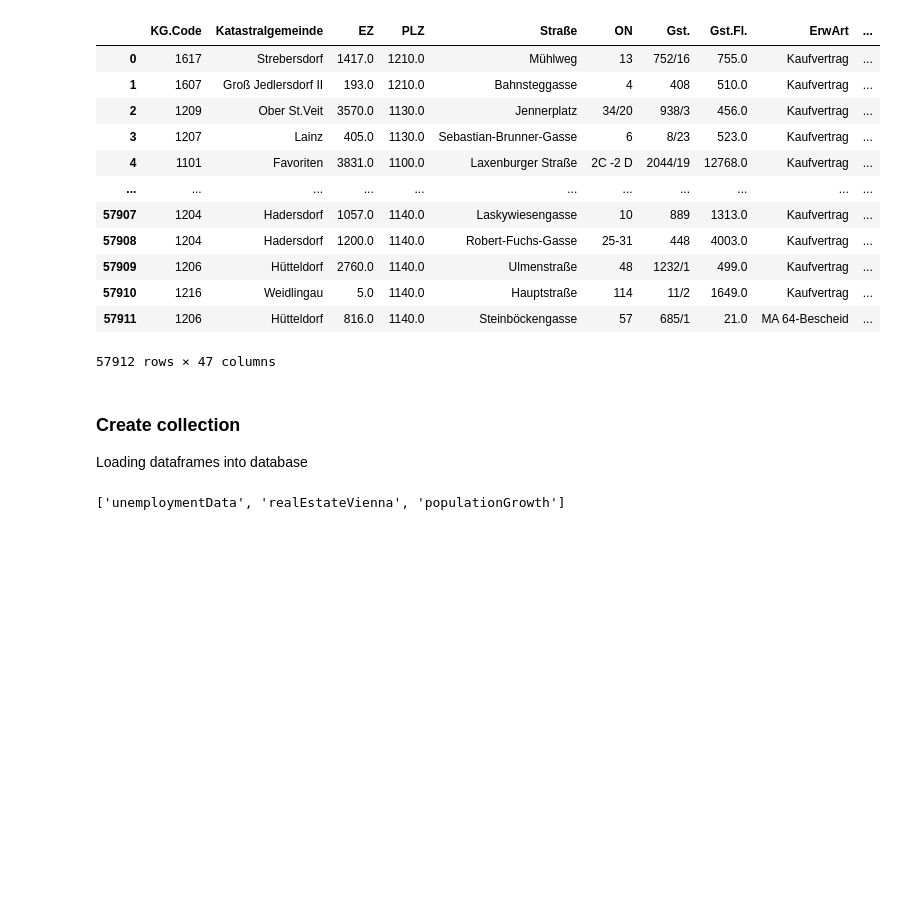
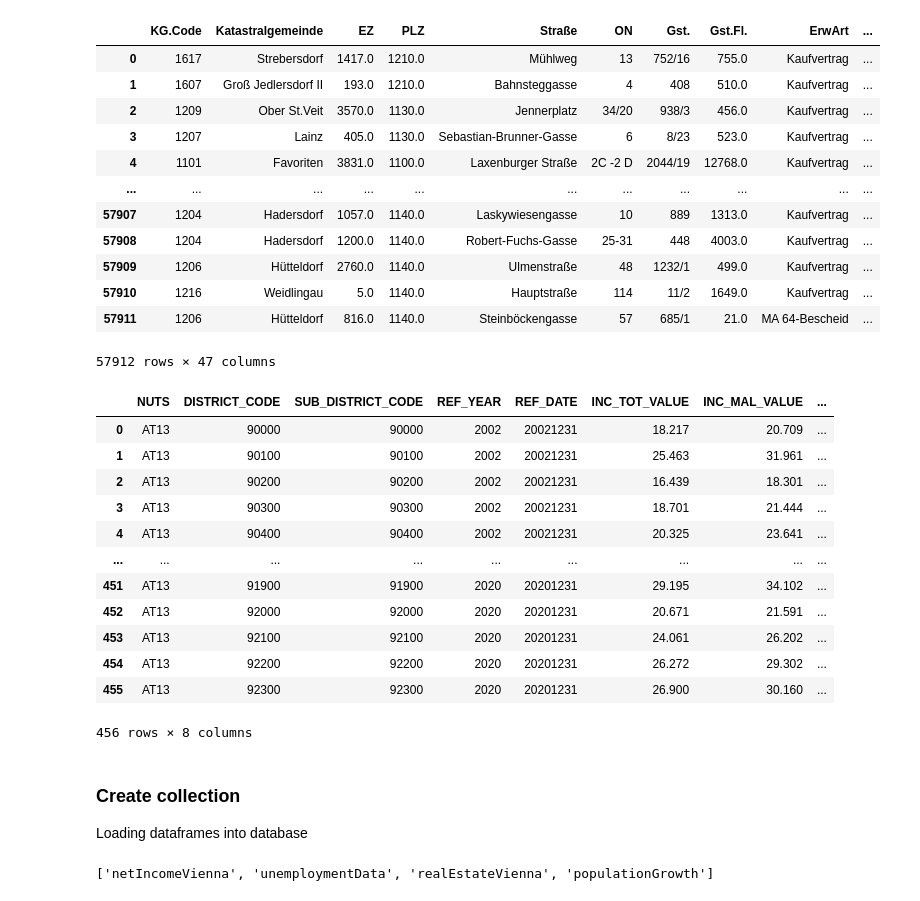
Before and after one commit to jirn073-76/Project_Concrete, a Jupyter notebook: Project_Concrete.ipynb, the cells around one changed output. Cells and saved outputs as stored; diff of their text form; code cells hidden in the pictures; blank space fills up the shorter version.

```diff
--- a/Project_Concrete.ipynb
+++ b/Project_Concrete.ipynb
@@ -108,6 +109,24 @@ real_estate_vienna_df
 | 57910 | 1216 | Weidlingau | 5.0 | 1140.0 | Hauptstraße | 114 | 11/2 | 1649.0 | Kaufvertrag | ... |
 | 57911 | 1206 | Hütteldorf | 816.0 | 1140.0 | Steinböckengasse | 57 | 685/1 | 21.0 | MA 64-Bescheid | ... |
 57912 rows × 47 columns
+# %%
+#import net income vienna from 2002
+net_income_vienna_df = pd.read_csv('vie-bez-biz-ecn-inc-sex-2002f.csv', sep=';', decimal=',')
+net_income_vienna_df
+# %% [output]
+|  | NUTS | DISTRICT_CODE | SUB_DISTRICT_CODE | REF_YEAR | REF_DATE | INC_TOT_VALUE | INC_MAL_VALUE | ... |
+| 0 | AT13 | 90000 | 90000 | 2002 | 20021231 | 18.217 | 20.709 | ... |
+| 1 | AT13 | 90100 | 90100 | 2002 | 20021231 | 25.463 | 31.961 | ... |
+| 2 | AT13 | 90200 | 90200 | 2002 | 20021231 | 16.439 | 18.301 | ... |
+| 3 | AT13 | 90300 | 90300 | 2002 | 20021231 | 18.701 | 21.444 | ... |
+| 4 | AT13 | 90400 | 90400 | 2002 | 20021231 | 20.325 | 23.641 | ... |
+| ... | ... | ... | ... | ... | ... | ... | ... | ... |
+| 451 | AT13 | 91900 | 91900 | 2020 | 20201231 | 29.195 | 34.102 | ... |
+| 452 | AT13 | 92000 | 92000 | 2020 | 20201231 | 20.671 | 21.591 | ... |
+| 453 | AT13 | 92100 | 92100 | 2020 | 20201231 | 24.061 | 26.202 | ... |
+| 454 | AT13 | 92200 | 92200 | 2020 | 20201231 | 26.272 | 29.302 | ... |
+| 455 | AT13 | 92300 | 92300 | 2020 | 20201231 | 26.900 | 30.160 | ... |
+456 rows × 8 columns
 # %% [markdown]
 ### Create collection
 Loading dataframes into database
@@ -116,16 +135,17 @@ Loading dataframes into database
 db = myclient["immodb"]
 
 # We insert the whole dateframes
-
 # unemploymentData
 db.unemploymentData.insert_many(unemploy_df.to_dict('records'))
 # populationGrowth
 db.populationGrowth.insert_many(pop_growth_df.to_dict('records'))
 # realEstateVienna
 db.realEstateVienna.insert_many(real_estate_vienna_df.to_dict('records'))
+# netIncomeVienna
+db.netIncomeVienna.insert_many(net_income_vienna_df.to_dict('records'))
 
 #check if colletion has been created
 print(db.list_collection_names())
 # %% [output]
-['unemploymentData', 'realEstateVienna', 'populationGrowth']
+['netIncomeVienna', 'unemploymentData', 'realEstateVienna', 'populationGrowth']
 # %%
```
Also changed, not shown: parts of 9 cells of this notebook, 1 other file.
